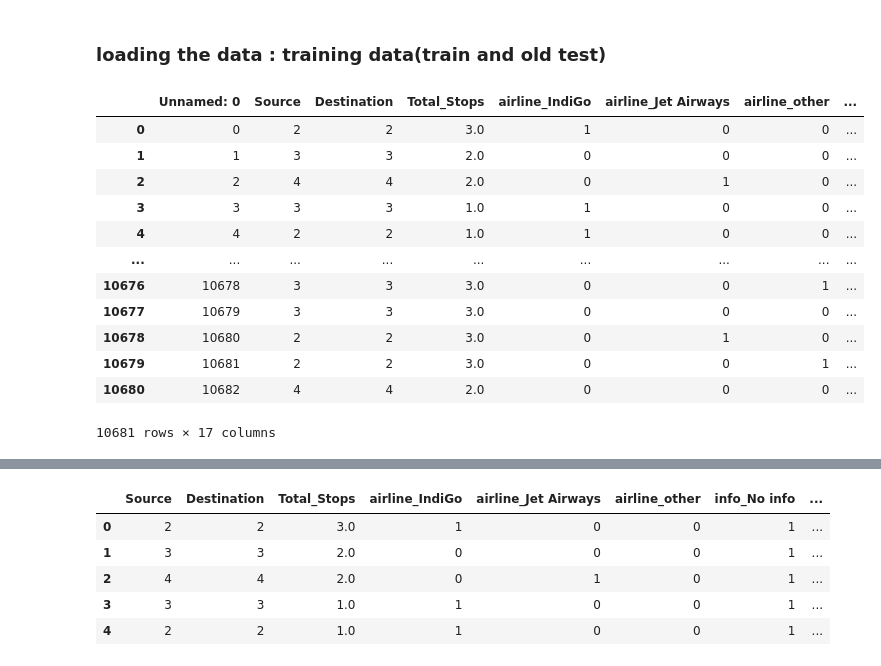
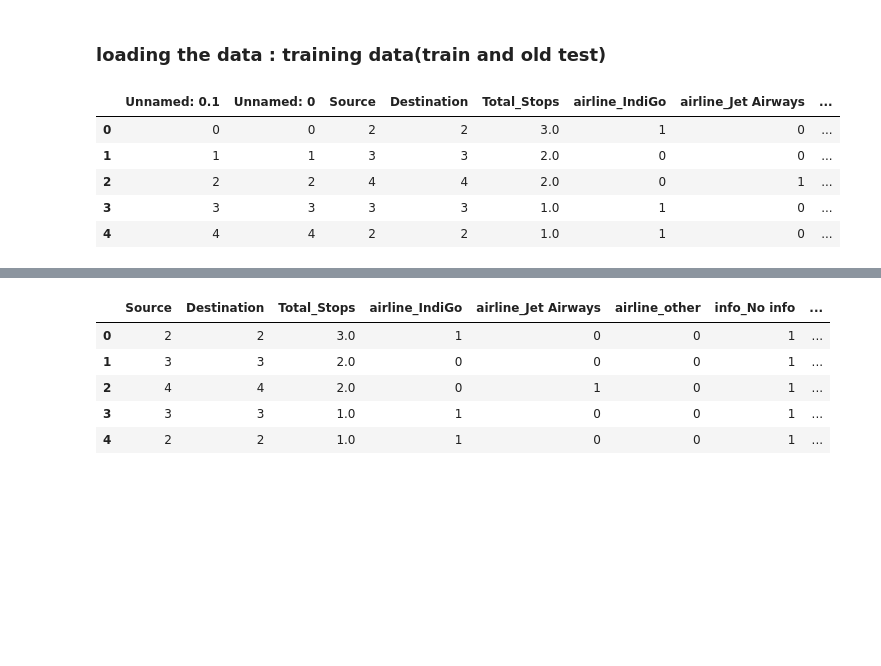
Before and after one commit to utsav87589/Flight-Price-EDA, a Jupyter notebook: notebooks/algos.ipynb, the cells around one changed output, grey strips where cells are left out. Saved outputs shown, nothing was run; the diff lists cells and outputs as text; code cells hidden in the pictures; blank space fills up the shorter version.

```diff
--- a/notebooks/algos.ipynb
+++ b/notebooks/algos.ipynb
@@ -11,19 +11,12 @@ import matplotlib.pyplot as plt
 ### since it's a regression problem so it means no smote is required and,
 ### since the train and test data is splited already so, no need for the train_test split from sklearn
 # %%
-df_train = pd.read_csv('clean_train.csv')
-df_train
+df_train = pd.read_csv('../data/clean_train.csv')
+df_train.head()
 # %% [output]
-|  | Unnamed: 0 | Source | Destination | Total_Stops | airline_IndiGo | airline_Jet Airways | airline_other | ... |
-| 0 | 0 | 2 | 2 | 3.0 | 1 | 0 | 0 | ... |
-| 1 | 1 | 3 | 3 | 2.0 | 0 | 0 | 0 | ... |
-| 2 | 2 | 4 | 4 | 2.0 | 0 | 1 | 0 | ... |
-| 3 | 3 | 3 | 3 | 1.0 | 1 | 0 | 0 | ... |
-| 4 | 4 | 2 | 2 | 1.0 | 1 | 0 | 0 | ... |
-| ... | ... | ... | ... | ... | ... | ... | ... | ... |
-| 10676 | 10678 | 3 | 3 | 3.0 | 0 | 0 | 1 | ... |
-| 10677 | 10679 | 3 | 3 | 3.0 | 0 | 0 | 0 | ... |
-| 10678 | 10680 | 2 | 2 | 3.0 | 0 | 1 | 0 | ... |
-| 10679 | 10681 | 2 | 2 | 3.0 | 0 | 0 | 1 | ... |
-| 10680 | 10682 | 4 | 4 | 2.0 | 0 | 0 | 0 | ... |
+|  | Unnamed: 0.1 | Unnamed: 0 | Source | Destination | Total_Stops | airline_IndiGo | airline_Jet Airways | ... |
+| 0 | 0 | 0 | 2 | 2 | 3.0 | 1 | 0 | ... |
+| 1 | 1 | 1 | 3 | 3 | 2.0 | 0 | 0 | ... |
+| 2 | 2 | 2 | 4 | 4 | 2.0 | 0 | 1 | ... |
+| 3 | 3 | 3 | 3 | 3 | 1.0 | 1 | 0 | ... |
+| 4 | 4 | 4 | 2 | 2 | 1.0 | 1 | 0 | ... |
-10681 rows × 17 columns
```
Also changed, not shown: parts of 46 cells of this notebook, 2 other files.
